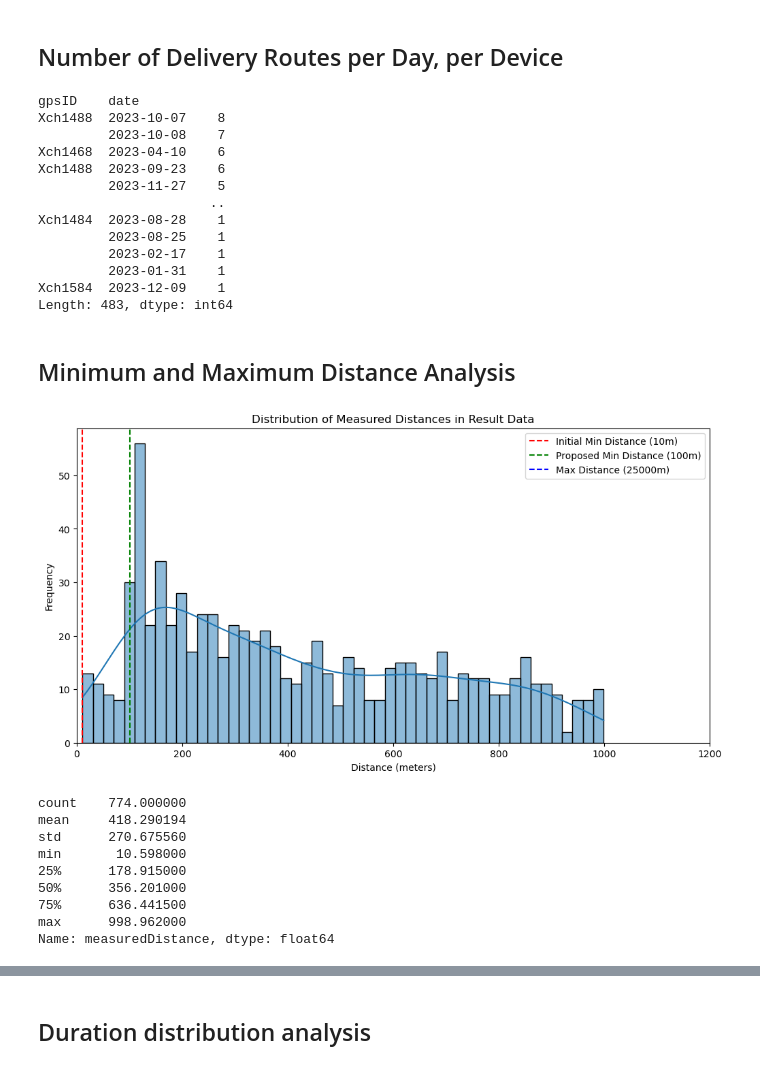
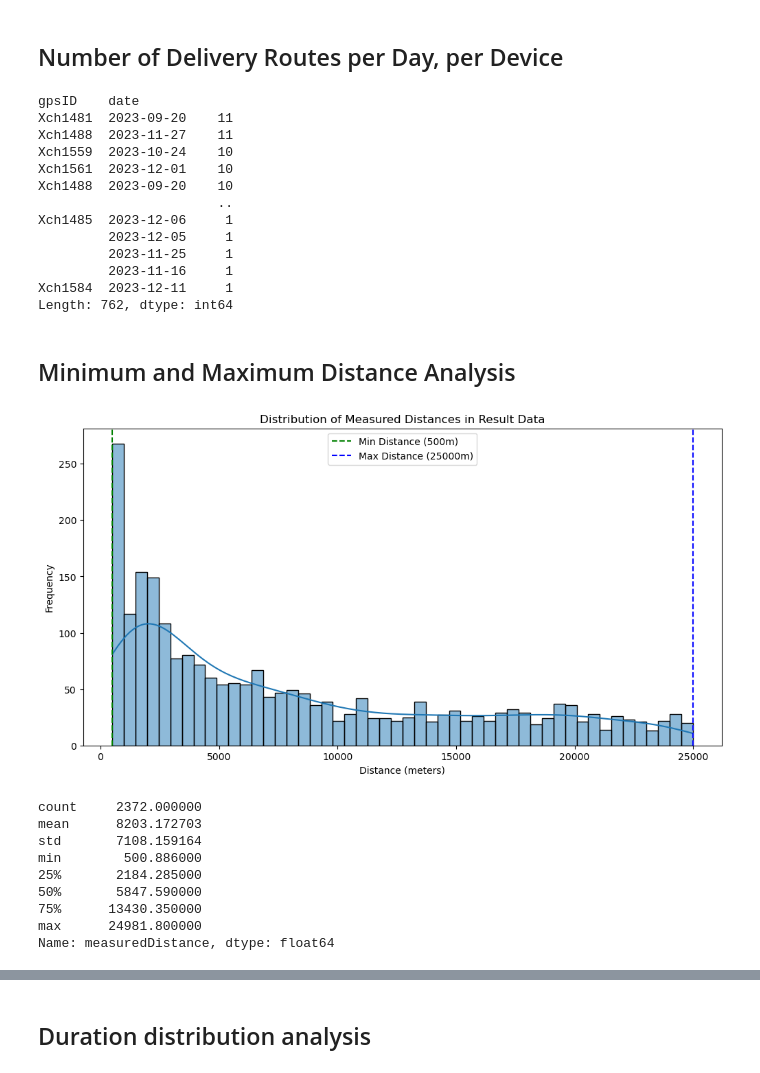
Before and after one commit to rodacreditos/celo_delivery_drivers_chain, a Jupyter notebook: result_processed_tribu_data_analysis.ipynb, the cells around one changed output, grey strips where cells are left out. Drawn from its saved outputs; the diff is of its cells as text; code cells hidden in the pictures.

```diff
--- a/result_processed_tribu_data_analysis.ipynb
+++ b/result_processed_tribu_data_analysis.ipynb
@@ -154,7 +116,6 @@ original_df = pd.read_csv("./results/datos_guajira_processed.csv")
 original_df['timestampStart'] = pd.to_datetime(original_df['timestampStart'], format=OUTPUT_DATETIME_FORMAT)
 original_df['timestampEnd'] = pd.to_datetime(original_df['timestampEnd'], format=OUTPUT_DATETIME_FORMAT)
 original_df['date'] = original_df['timestampStart'].dt.strftime("%Y-%m-%d")
-original_df['durationMinutes'] = (original_df['timestampEnd'] - original_df['timestampStart']).dt.total_seconds() / 60
 # %% [markdown]
 ## Number of Delivery Routes per Day, per Device
 # %%
@@ -162,53 +123,52 @@ original_df_counts = original_df[['gpsID', 'date']].value_counts()
 original_df_counts
 # %% [output]
 gpsID    date
-Xch1488  2023-10-07    8
-         2023-10-08    7
-Xch1468  2023-04-10    6
-Xch1488  2023-09-23    6
-         2023-11-27    5
-                      ..
-Xch1484  2023-08-28    1
-         2023-08-25    1
-         2023-02-17    1
-         2023-01-31    1
-Xch1584  2023-12-09    1
-Length: 483, dtype: int64
+Xch1481  2023-09-20    11
+Xch1488  2023-11-27    11
+Xch1559  2023-10-24    10
+Xch1561  2023-12-01    10
+Xch1488  2023-09-20    10
+                       ..
+Xch1485  2023-12-06     1
+         2023-12-05     1
+         2023-11-25     1
+         2023-11-16     1
+Xch1584  2023-12-11     1
+Length: 762, dtype: int64
 # %% [markdown]
 ## Minimum and Maximum Distance Analysis
 # %%
 import matplotlib.pyplot as plt
 import seaborn as sns
 
 # Analyzing the distribution of measured distances
 plt.figure(figsize=(12, 6))
 sns.histplot(original_df['measuredDistance'], bins=50, kde=True)
 plt.title('Distribution of Measured Distances in Result Data')
 plt.xlabel('Distance (meters)')
 plt.ylabel('Frequency')
 
 # Setting x-axis limits to focus on the area with more routes
 # For example, focusing on distances less than 500 meters
-plt.xlim(0, 1200)
+#plt.xlim(0, 1200)
 
 # initial and proposed thresholds
-plt.axvline(10, color='r', linestyle='--', label='Initial Min Distance (10m)')
-plt.axvline(100, color='g', linestyle='--', label='Proposed Min Distance (100m)')
+plt.axvline(500, color='g', linestyle='--', label='Min Distance (500m)')
 plt.axvline(25000, color='b', linestyle='--', label='Max Distance (25000m)')
 plt.legend()
 plt.show()
 
 # Display basic statistical details of the measured distances
 distance_stats = original_df['measuredDistance'].describe()
 print(distance_stats)
 # %% [output]
-[figure, old version]
+[figure, new version]
-count    774.000000
-mean     418.290194
-std      270.675560
-min       10.598000
-25%      178.915000
-50%      356.201000
-75%      636.441500
-max      998.962000
+count     2372.000000
+mean      8203.172703
+std       7108.159164
+min        500.886000
+25%       2184.285000
+50%       5847.590000
+75%      13430.350000
+max      24981.800000
 Name: measuredDistance, dtype: float64
```
Also changed, not shown: parts of 17 cells of this notebook.
